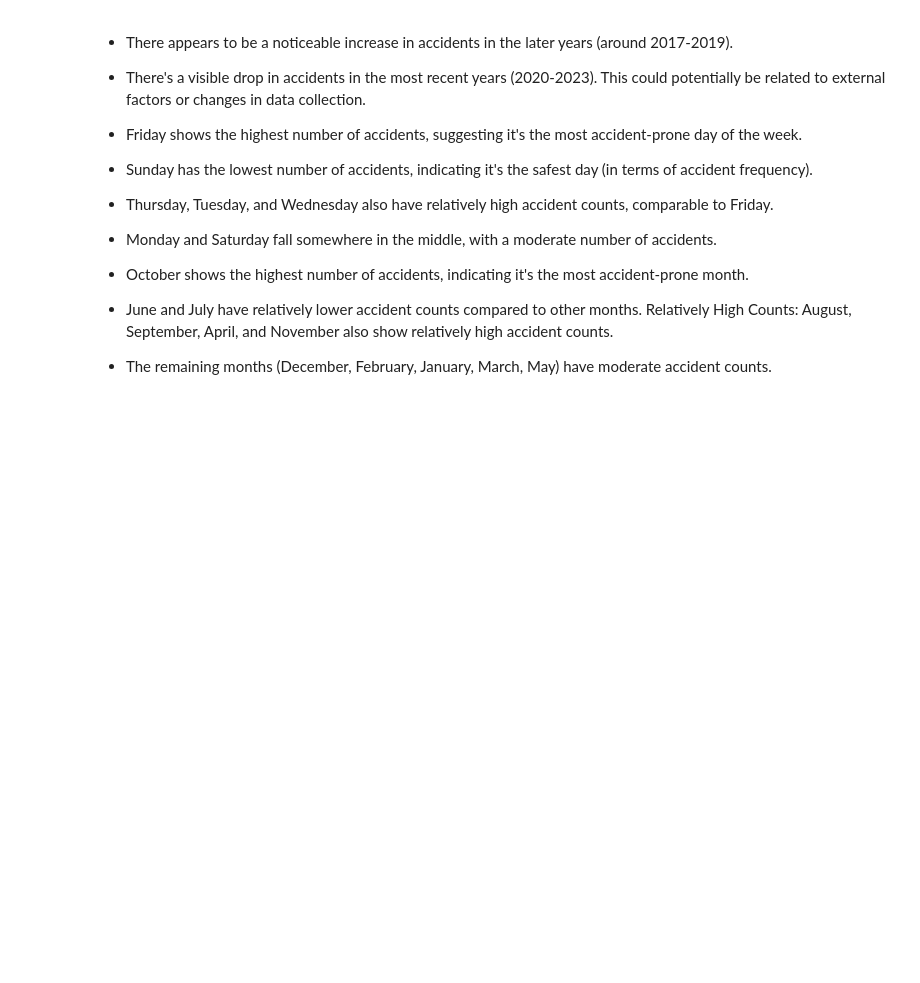
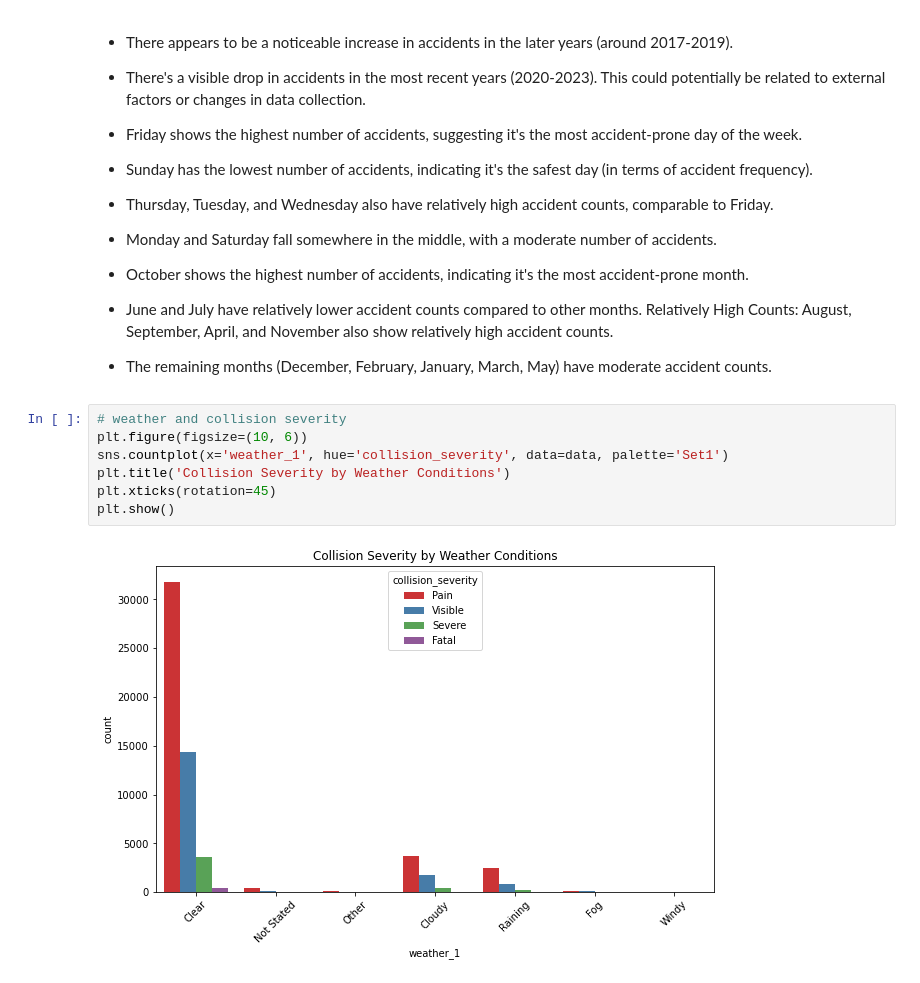
Before and after one commit to JmercyA/CAPSTONE-PROJECT-GROUP-3, a Jupyter notebook: Index.ipynb, the cells around one changed output. Drawn from its saved outputs; the diff is of its cells as text; blank space fills up the shorter version.

```diff
--- a/Index.ipynb
+++ b/Index.ipynb
@@ -651,3 +765,12 @@ plt.show()
 Relatively High Counts: August, September, April, and November also show relatively high accident counts.
 
 - The remaining months (December, February, January, March, May) have moderate accident counts.
+# %%
+# weather and collision severity
+plt.figure(figsize=(10, 6))
+sns.countplot(x='weather_1', hue='collision_severity', data=data, palette='Set1')
+plt.title('Collision Severity by Weather Conditions')
+plt.xticks(rotation=45)
+plt.show()
+# %% [output]
+[figure, added]
```
Also changed, not shown: parts of 20 cells of this notebook, 1 other file.
